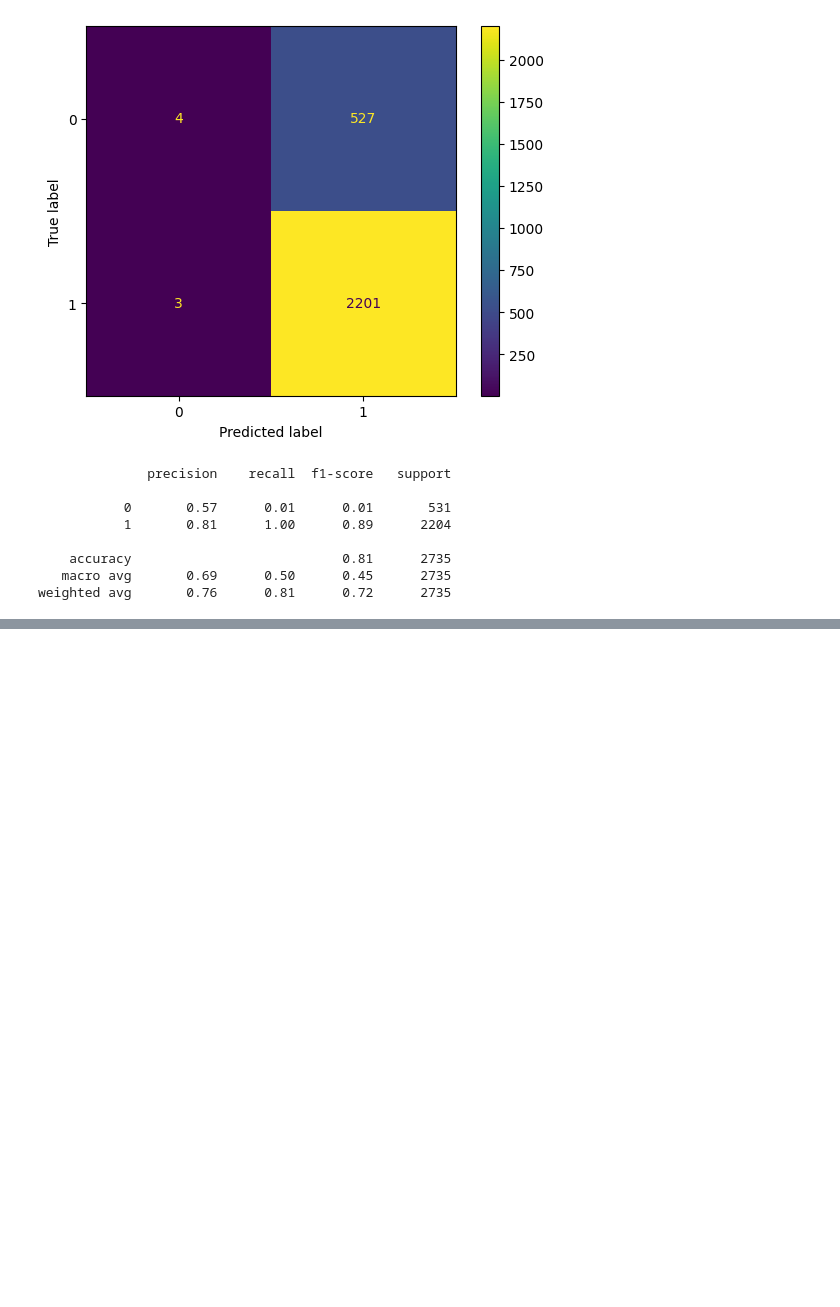
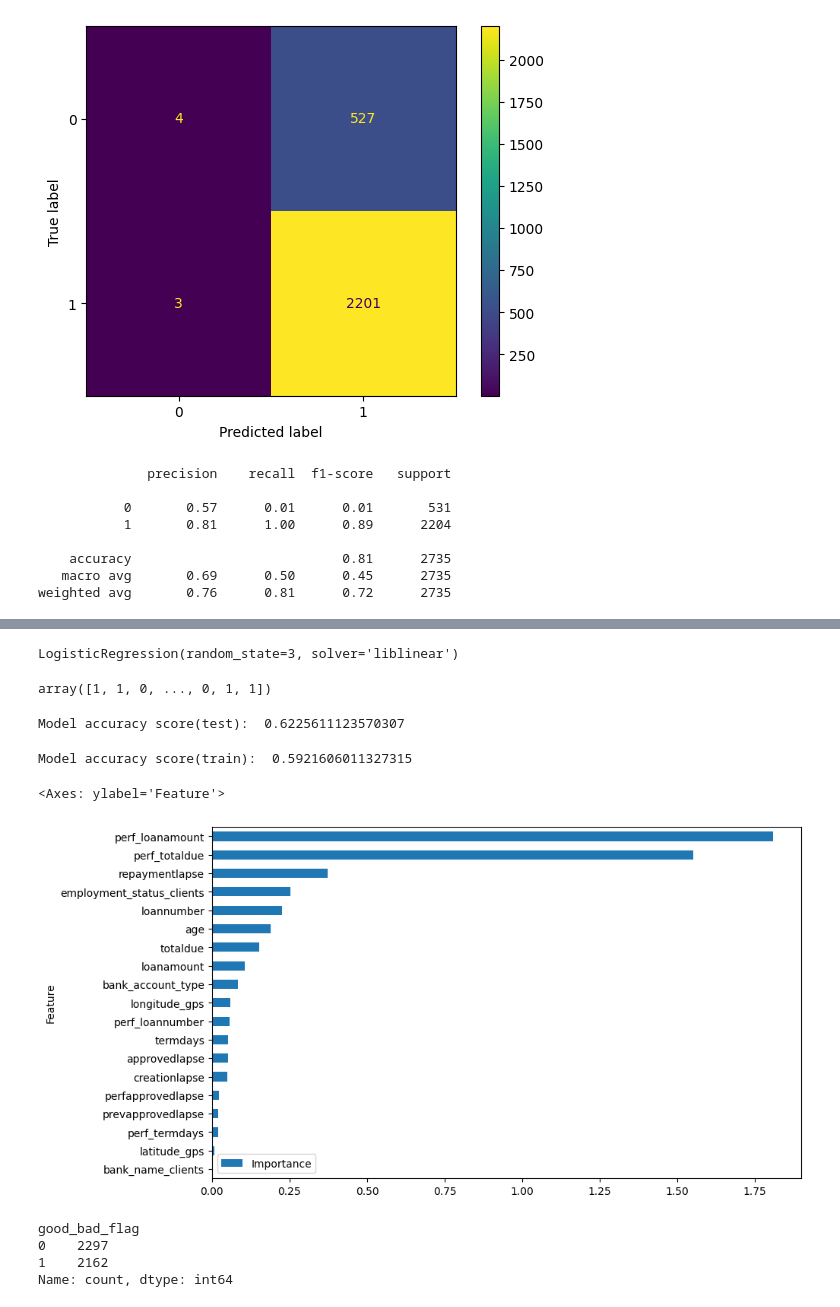
Before and after one commit to kakopo/loan-default-prediction-challenge-group-8, a Jupyter notebook: jupyter_notebook/data_analysis.ipynb, the cells around one changed output, grey strips where cells are left out. Cells and saved outputs as stored; diff of their text form; code cells hidden in the pictures; blank space fills up the shorter version.

```diff
--- a/jupyter_notebook/data_analysis.ipynb
+++ b/jupyter_notebook/data_analysis.ipynb
@@ -785,0 +848,5 @@ weighted avg       0.76      0.81      0.72      2735
+# %%
+X_train, X_test, y_train, y_test = train_test_split(X, y, test_size=0.2, random_state= 2)
+# %%
+X_train = scaler.fit_transform(X_train)
+X_test = scaler.transform(X_test)
@@ -785,0 +857,38 @@ weighted avg       0.76      0.81      0.72      2735
+# %%
+logreg = LogisticRegression(solver='liblinear', random_state=3)
+# %%
+logreg.fit(X_train, y_train)
+# %% [output]
+LogisticRegression(random_state=3, solver='liblinear')
+# %%
+y_pred_test = logreg.predict(X_test)
+y_pred_test
+# %% [output]
+array([1, 1, 0, ..., 0, 1, 1])
+# %%
+print('Model accuracy score(test): ', accuracy_score(y_test, y_pred_test))
+# %% [output]
+Model accuracy score(test):  0.6225611123570307
+# %%
+y_pred_train = logreg.predict(X_train)
+
+print('Model accuracy score(train): ', accuracy_score(y_train, y_pred_train))
+# %% [output]
+Model accuracy score(train):  0.5921606011327315
+# %%
+coefficients = logreg.coef_[0]
+
+
+feature_importance = pd.DataFrame({'Feature': X.columns, 'Importance': np.abs(coefficients)})
+feature_importance = feature_importance.sort_values('Importance', ascending=True)
+feature_importance.plot(x='Feature', y='Importance', kind='barh', figsize=(10, 6))
+# %% [output]
+<Axes: ylabel='Feature'>
+[figure, added]
+# %%
+y_test.value_counts()
+# %% [output]
+good_bad_flag
+0    2297
+1    2162
+Name: count, dtype: int64
```
Also changed, not shown: parts of 21 cells of this notebook.
